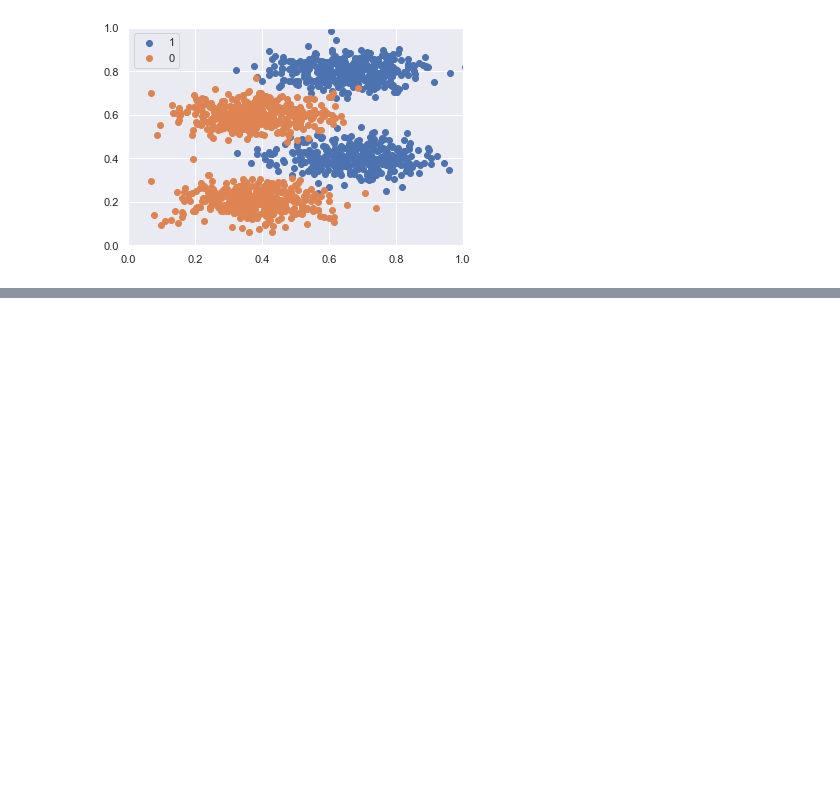
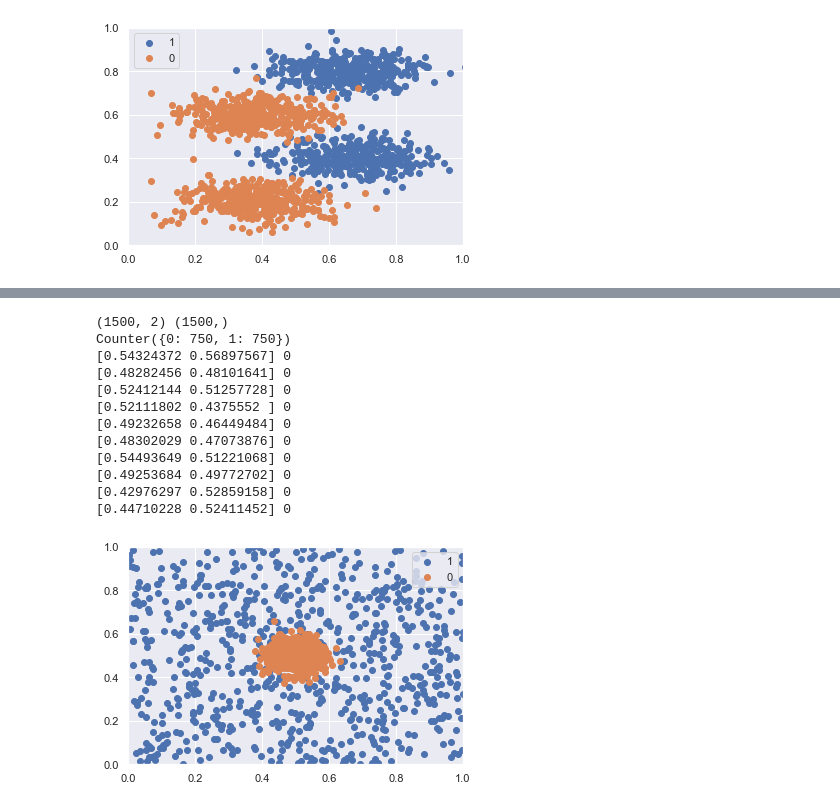
Before and after one commit to bagmk/Quantum_Machine_Learning_Express, a Jupyter notebook: dataset/Data generation.ipynb, the cells around one changed output, grey strips where cells are left out. Saved outputs shown, nothing was run; the diff lists cells and outputs as text; code cells hidden in the pictures; blank space fills up the shorter version.

```diff
--- a/dataset/Data generation.ipynb
+++ b/dataset/Data generation.ipynb
@@ -180,0 +250,51 @@ Counter({1: 750, 0: 750})
+# %%
+import numpy as np
+import matplotlib.pyplot as plt
+from sklearn import mixture
+from sklearn.neighbors import KernelDensity
+
+# Generate 2D Gaussian data
+N = 750
+X, y = make_blobs(n_samples=N, centers=[(0.5,0.5)],cluster_std=0.04, random_state=1)
+
+# Generate uniform noise
+
+X_n = np.random.random((N,2))
+y1=[1] * 750
+y= np.concatenate((y, y1))
+
+# Combine into a single data set
+X = np.concatenate([X, X_n])
+
+print(data.shape, y.shape)
+# summarize observations by class label
+counter = Counter(y)
+print(counter)
+# summarize first few examples
+for i in range(10):
+	print(X[i], y[i])
+
+counter = Counter(labels)
+
+# Plot
+for label, _ in counter.items():
+	row_ix = where(y == label)[0]
+	pyplot.scatter(X[row_ix, 0], X[row_ix, 1], label=str(label))
+pyplot.legend()
+pyplot.xlim([0, 1])
+pyplot.ylim([0, 1])
+pyplot.show()
+# %% [output]
+(1500, 2) (1500,)
+Counter({0: 750, 1: 750})
+[0.54324372 0.56897567] 0
+[0.48282456 0.48101641] 0
+[0.52412144 0.51257728] 0
+[0.52111802 0.4375552 ] 0
+[0.49232658 0.46449484] 0
+[0.48302029 0.47073876] 0
+[0.54493649 0.51221068] 0
+[0.49253684 0.49772702] 0
+[0.42976297 0.52859158] 0
+[0.44710228 0.52411452] 0
+[figure, added]
```
Also changed, not shown: parts of 13 cells of this notebook.
